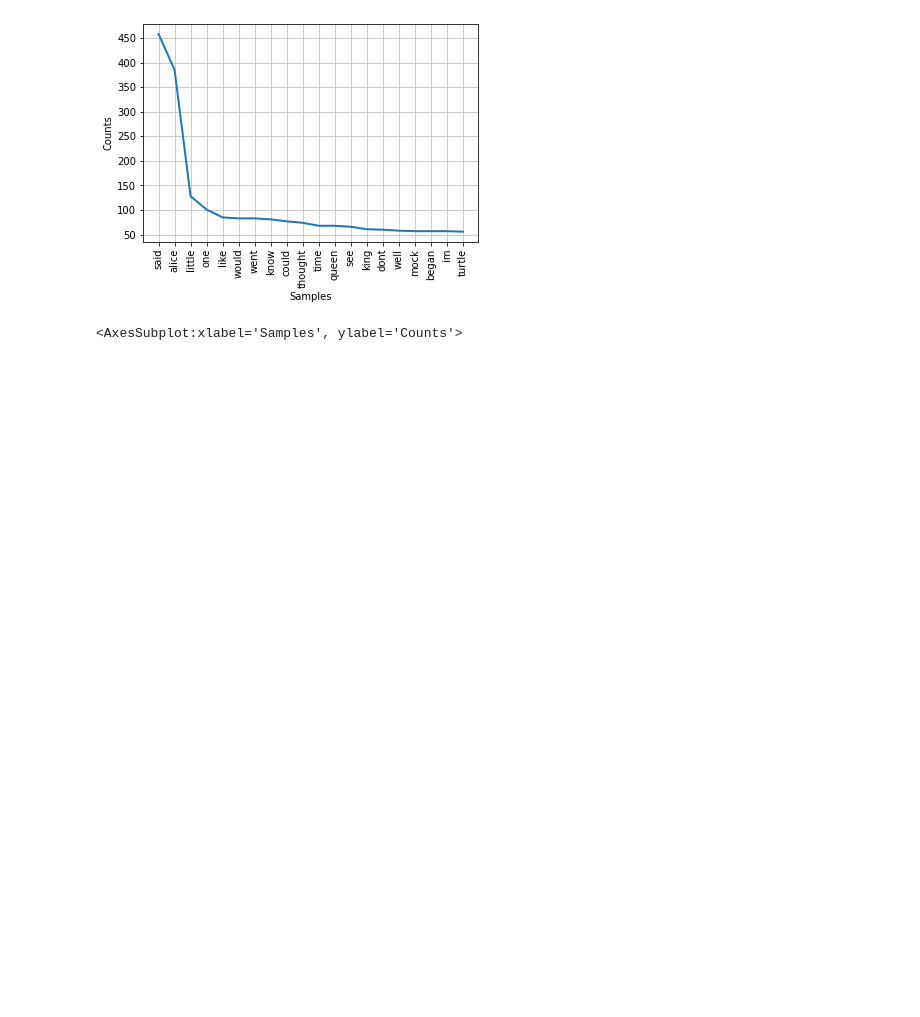
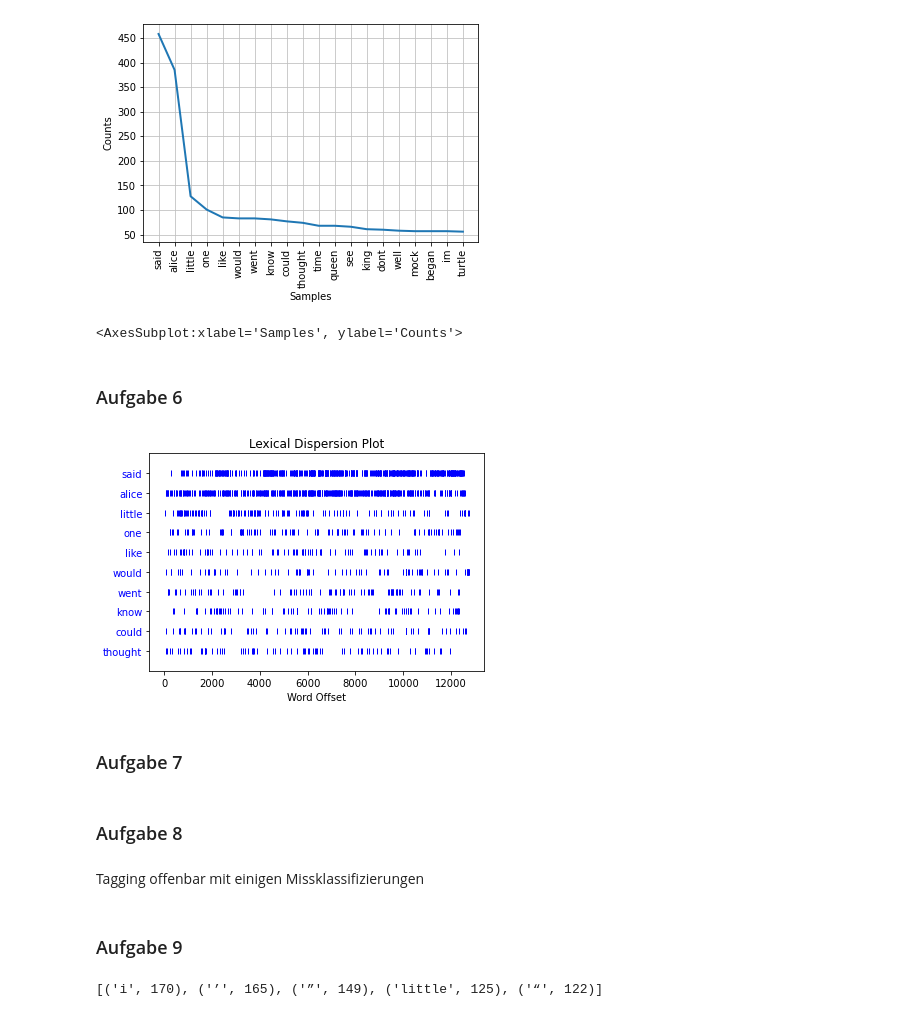
Before and after one commit to noxthot/teaching_ss21_python_introduction_linguists, a Jupyter notebook: book_alice_analysis/book_alice_nltk.ipynb, the cells around one changed output. Cells and saved outputs as stored; diff of their text form; code cells hidden in the pictures; blank space fills up the shorter version.

Commit message:
feat: full solution for analysis nltk

```diff
--- a/book_alice_analysis/book_alice_nltk.ipynb
+++ b/book_alice_analysis/book_alice_nltk.ipynb
@@ -116,3 +116,16 @@ cntWords_without_stopwords.plot(20)
 # %% [output]
 [figure]
 <AxesSubplot:xlabel='Samples', ylabel='Counts'>
+# %% [markdown]
+### Aufgabe 6
+# %%
+most_common_tuples = cntWords_without_stopwords.most_common(10)
+# %%
+most_common_words = [word for word, _  in most_common_tuples]
+# %%
+text = nltk.Text(tokens_without_stopwords)
+text = text.dispersion_plot(most_common_words)
+# %% [output]
+[figure, added]
+# %% [markdown]
+### Aufgabe 7
@@ -118,0 +138,2 @@ cntWords_without_stopwords.plot(20)
+# %% [markdown]
+### Aufgabe 8
@@ -118,0 +143,8 @@ cntWords_without_stopwords.plot(20)
+# %% [markdown]
+Tagging offenbar mit einigen Missklassifizierungen
+# %% [markdown]
+### Aufgabe 9
+# %%
+adjs_cnt.most_common(5)
+# %% [output]
+[('i', 170), ('’', 165), ('”', 149), ('little', 125), ('“', 122)]
```
Also changed, not shown: parts of 9 cells of this notebook.
